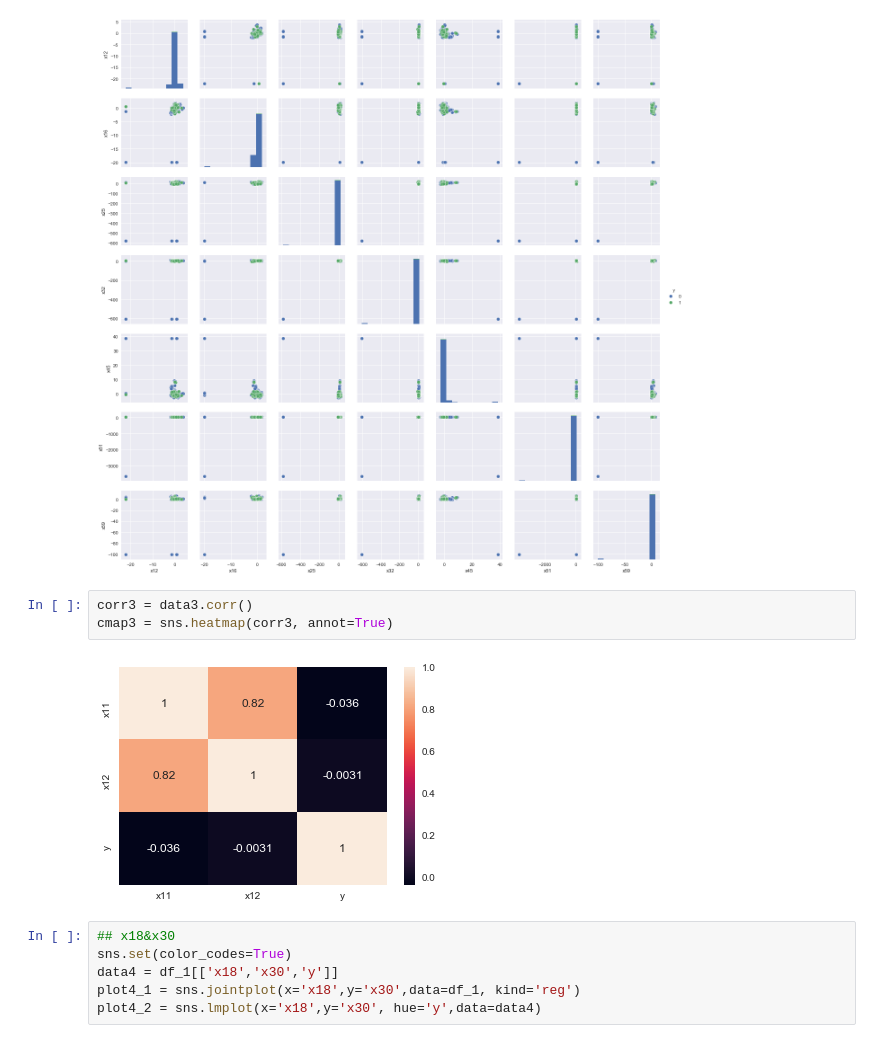
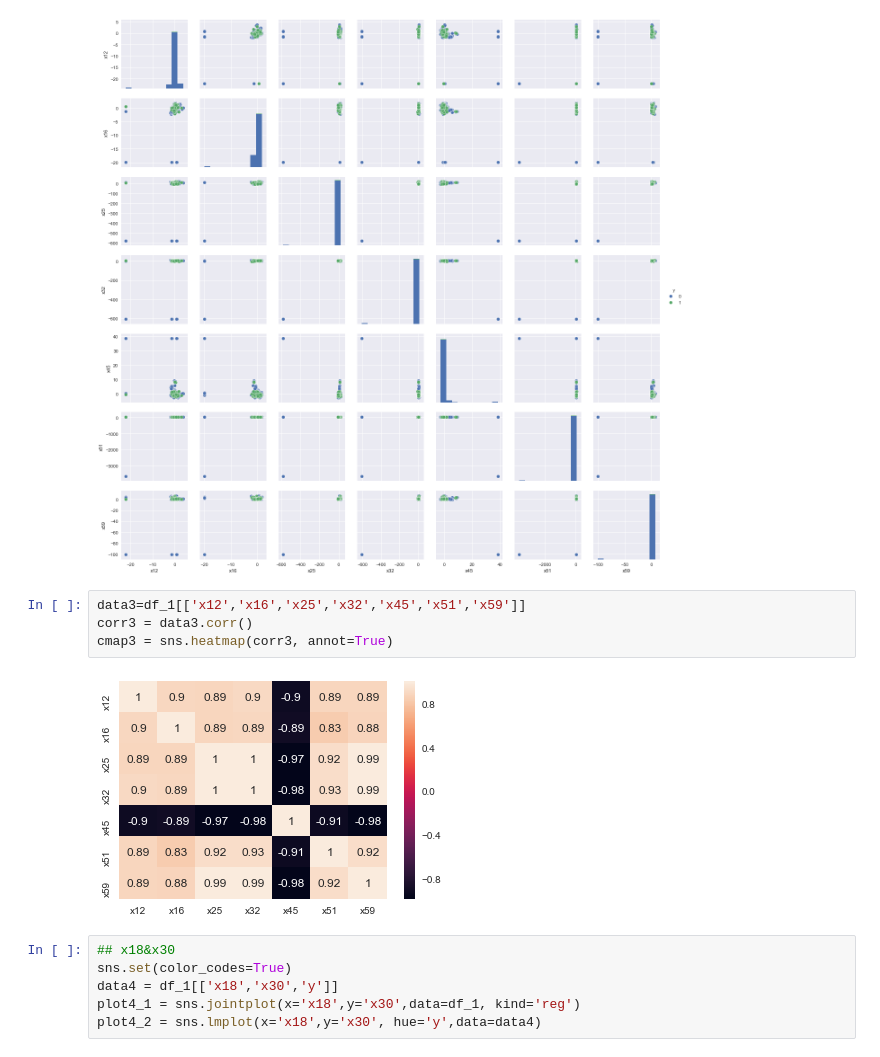
Before and after one commit to cenyuqiao/classification, a Jupyter notebook: Project.ipynb, the cells around one changed output. Saved outputs shown, nothing was run; the diff lists cells and outputs as text.

```diff
--- a/Project.ipynb
+++ b/Project.ipynb
@@ -104,10 +104,11 @@ plot3=sns.pairplot(df_1, vars=['x12','x16','x25','x32','x45','x51','x59'],hue='y
 # %% [output]
 [figure]
 # %%
+data3=df_1[['x12','x16','x25','x32','x45','x51','x59']]
 corr3 = data3.corr()
 cmap3 = sns.heatmap(corr3, annot=True)
 # %% [output]
-[figure, old version]
+[figure, new version]
 # %%
 ## x18&x30
 sns.set(color_codes=True)
```
Also changed, not shown: parts of 12 cells of this notebook.
